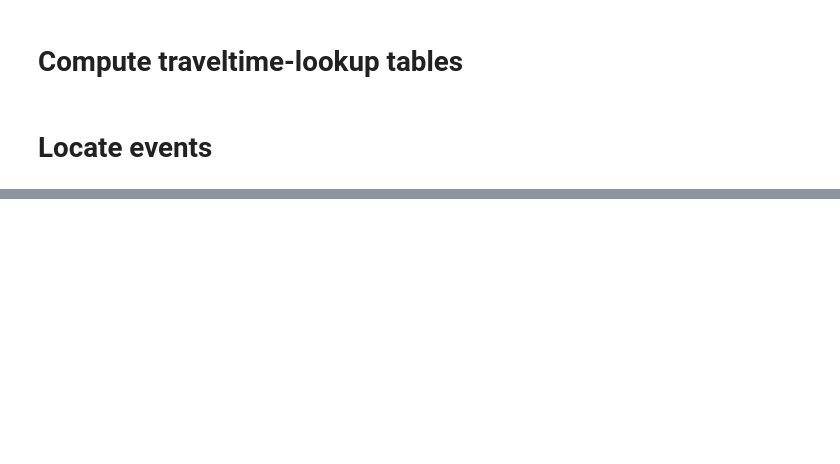
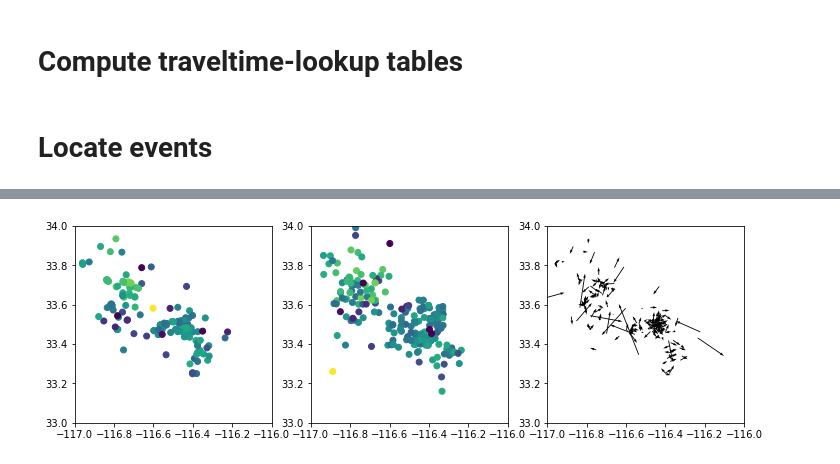
Before and after one commit to malcolmw/pykonal, a Jupyter notebook: jupyter/Locator.ipynb, the cells around one changed output, grey strips where cells are left out. Cells and saved outputs as stored; diff of their text form; code cells hidden in the pictures; blank space fills up the shorter version.

```diff
--- a/jupyter/Locator.ipynb
+++ b/jupyter/Locator.ipynb
@@ -306,0 +376,30 @@ for origin_id in np.random.choice(arrivals_dataframe.index.unique(), size=10):
+# %%
+fig = plt.figure(figsize=(12, 12))
+ax1 = fig.add_subplot(1, 3, 1, aspect=1)
+ax2 = fig.add_subplot(1, 3, 2, aspect=1)
+ax3 = fig.add_subplot(1, 3, 3, aspect=1)
+ax1.scatter(
+    original_events_dataframe["lon"],
+    original_events_dataframe["lat"],
+    c=original_events_dataframe["depth"],
+    vmin=0,
+    vmax=25
+)
+ax2.scatter(
+    relocated_events_dataframe["lon"],
+    relocated_events_dataframe["lat"],
+    c=original_events_dataframe["depth"],
+    vmin=0,
+    vmax=25
+)
+ax3.quiver(
+    original_events_dataframe["lon"],
+    original_events_dataframe["lat"],
+    relocated_events_dataframe["lon"] - original_events_dataframe["lon"],
+    relocated_events_dataframe["lat"] - original_events_dataframe["lat"],
+)
+for ax in (ax1, ax2, ax3):
+    ax.set_xlim(-117, -116)
+    ax.set_ylim(33, 34)
+# %% [output]
+[figure, added]
```
Also changed, not shown: parts of 16 cells of this notebook.
